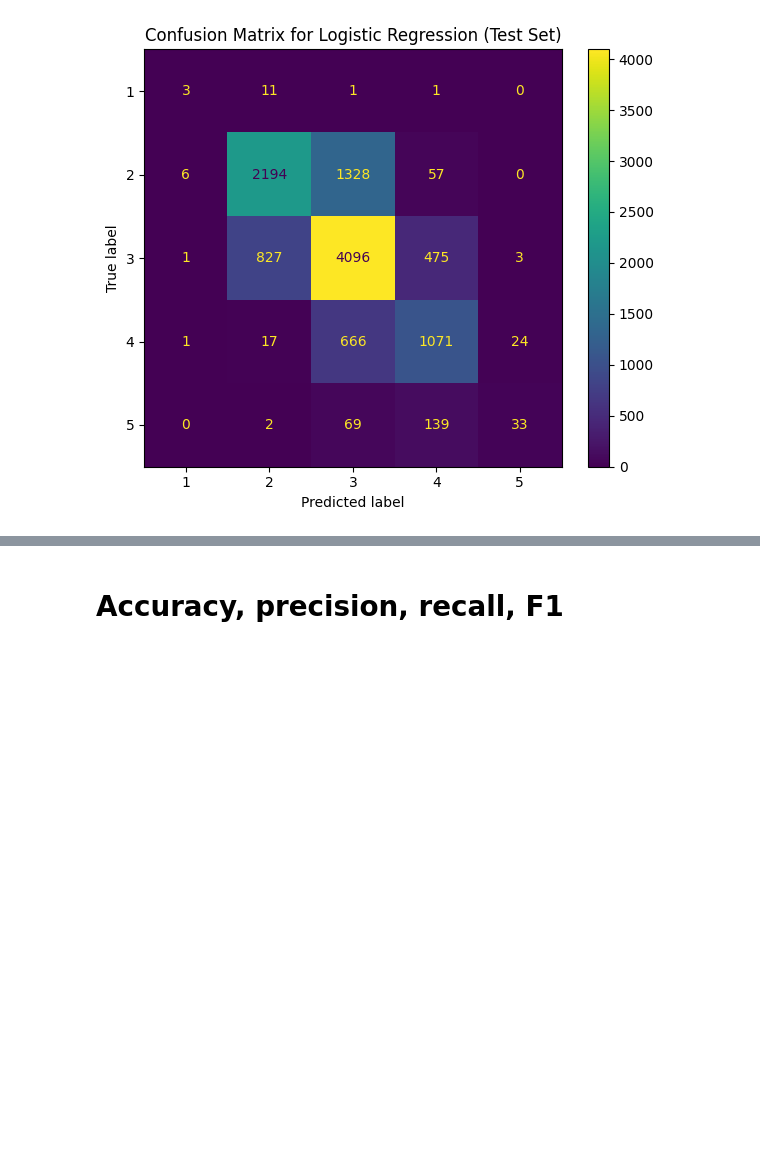
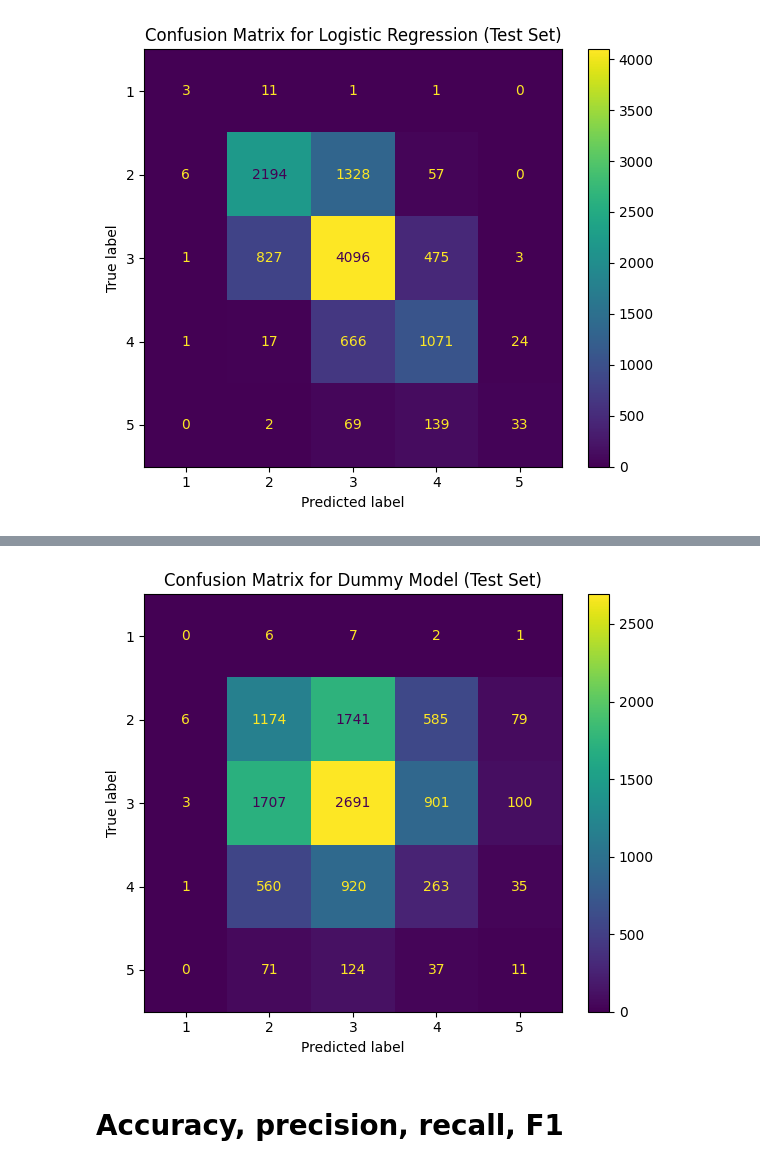
Before and after one commit to Colosolizer/carisurg-portfolio, a Jupyter notebook: notebooks/Week6_Model_Evaluation_SekouRuddock.ipynb, the cells around one changed output, grey strips where cells are left out. Drawn from its saved outputs; the diff is of its cells as text; code cells hidden in the pictures; blank space fills up the shorter version.

```diff
--- a/notebooks/Week6_Model_Evaluation_SekouRuddock.ipynb
+++ b/notebooks/Week6_Model_Evaluation_SekouRuddock.ipynb
@@ -113,3 +123,13 @@ plt.show()
+# %%
+#CONFUSION MATRIX FOR DUMMY MODEL
+dummy  = DummyClassifier(strategy="stratified", random_state=42).fit(X_train, y_train)
+fig, ax = plt.subplots(figsize=(6, 5))
+ConfusionMatrixDisplay.from_predictions(y_test, dummy.predict(X_test), ax=ax)
+ax.set_title("Confusion Matrix for Dummy Model (Test Set)")
+plt.tight_layout()
+plt.show()
+# %% [output]
+[figure, added]
 # %% [markdown]
 # Accuracy, precision, recall, F1
 # %%
```
Also changed, not shown: parts of 6 cells of this notebook.
